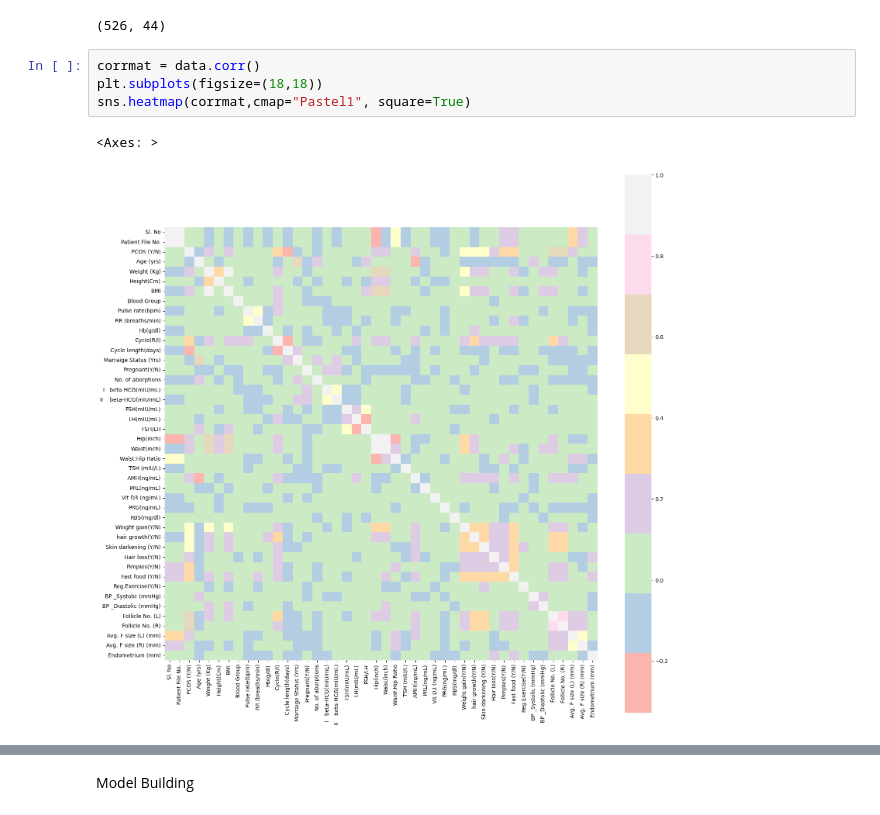
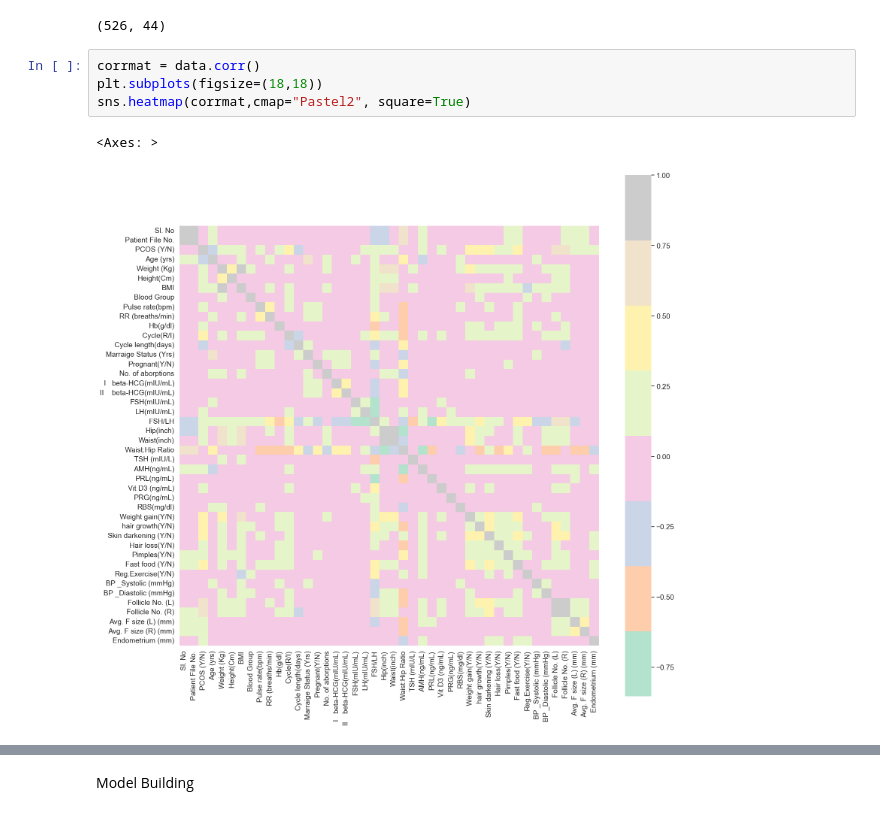
Before and after one commit to ayam04/PCOS-RP, a Jupyter notebook: main.ipynb, the cells around one changed output, grey strips where cells are left out. Drawn from its saved outputs; the diff is of its cells as text.

```diff
--- a/main.ipynb
+++ b/main.ipynb
@@ -153,10 +153,10 @@ data.shape
 # %%
 corrmat = data.corr()
 plt.subplots(figsize=(18,18))
-sns.heatmap(corrmat,cmap="Pastel1", square=True)
+sns.heatmap(corrmat,cmap="Pastel2", square=True)
 # %% [output]
 <Axes: >
-[figure, old version]
+[figure, new version]
 # %%
 corrmat["PCOS (Y/N)"].sort_values(ascending=False)
 # %% [output]
```
Also changed, not shown: parts of 13 cells of this notebook, 2 other files.
